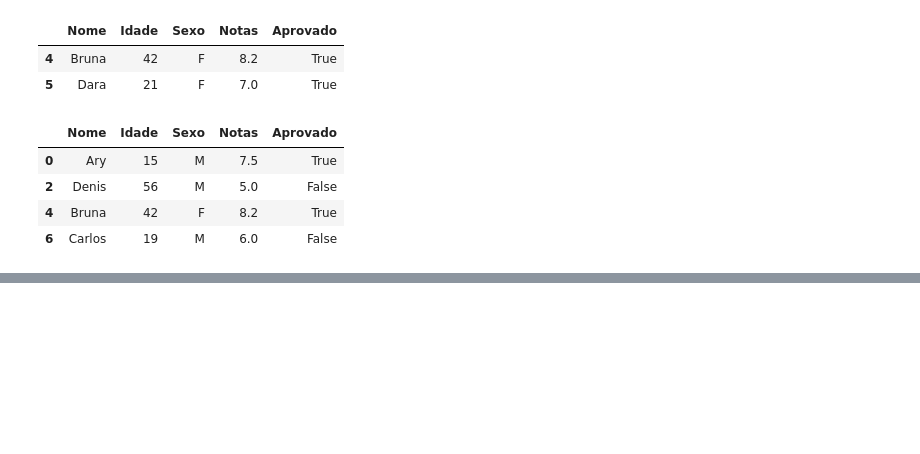
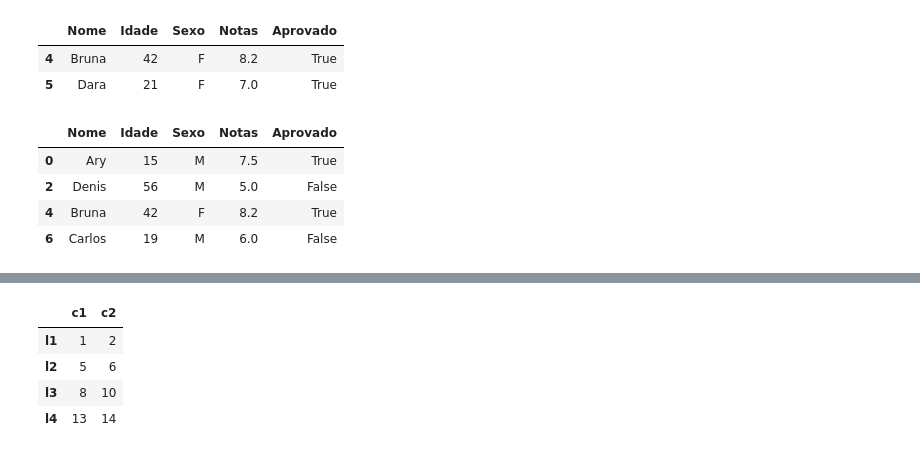
Before and after one commit to felippedamasopy/Analysis-Exploration-Date---Py, a Jupyter notebook: Selection_&_Frequency_Residence.ipynb, the cells around one changed output, grey strips where cells are left out. Cells and saved outputs as stored; diff of their text form; code cells hidden in the pictures; blank space fills up the shorter version.

```diff
--- a/Selection_&_Frequency_Residence.ipynb
+++ b/Selection_&_Frequency_Residence.ipynb
@@ -274,0 +301,8 @@ idade
+# %%
+df[['c1','c2']]
+# %% [output]
+|  | c1 | c2 |
+| l1 | 1 | 2 |
+| l2 | 5 | 6 |
+| l3 | 8 | 10 |
+| l4 | 13 | 14 |
```
Also changed, not shown: parts of 15 cells of this notebook.
